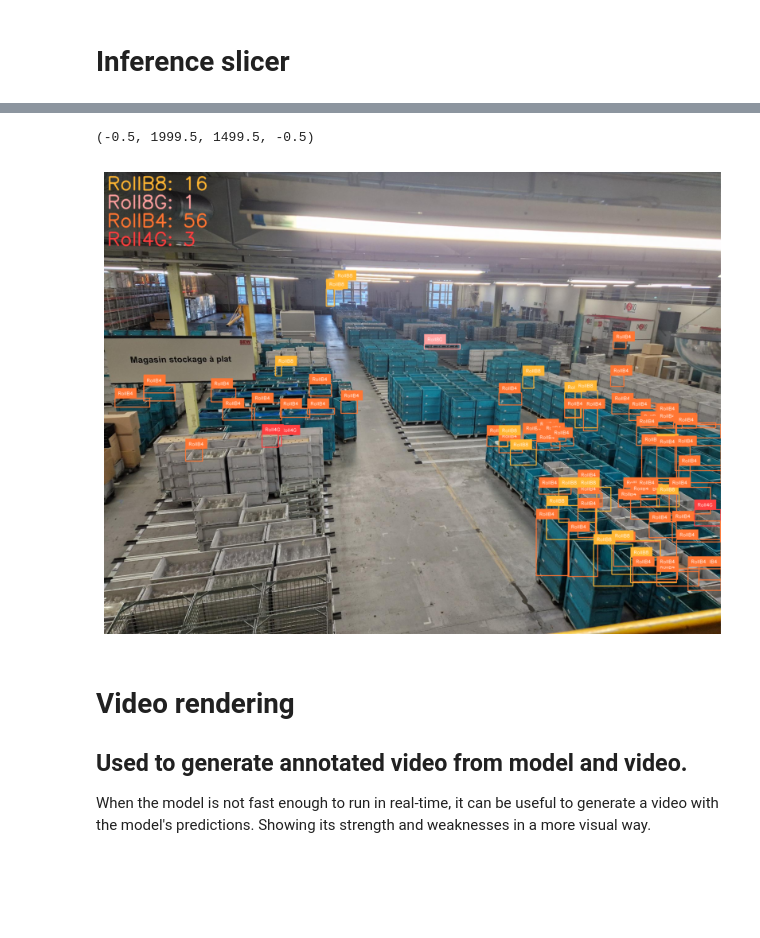
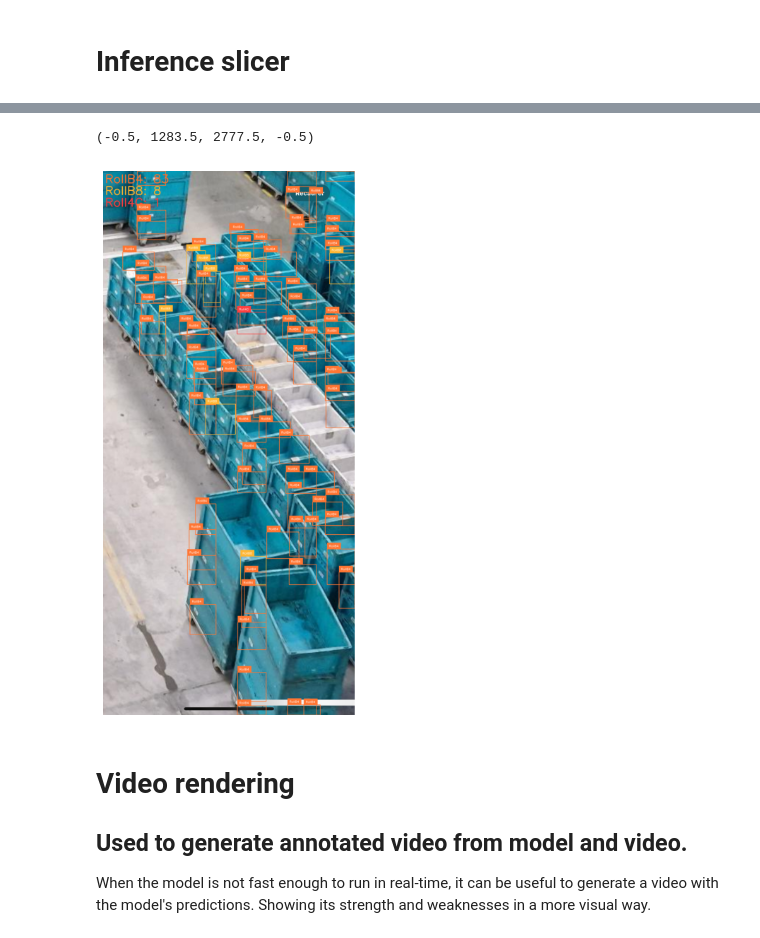
Before and after one commit to Times0/sew, a Jupyter notebook: YOLO_TOP/training_ultralytics_rolls.ipynb, the cells around one changed output, grey strips where cells are left out. Saved outputs shown, nothing was run; the diff lists cells and outputs as text; code cells hidden in the pictures; blank space fills up the shorter version.

```diff
--- a/YOLO_TOP/training_ultralytics_rolls.ipynb
+++ b/YOLO_TOP/training_ultralytics_rolls.ipynb
@@ -266,27 +266,27 @@ plt.show()
 # %%
 # with slicer
 def callback(image_slice: np.ndarray) -> sv.Detections:
     result = model.predict(image_slice, verbose=False)[0]
     return sv.Detections.from_ultralytics(result)
 
 
-image = cv2.imread("../data/good_highground_images/1000017733.jpg")
+image = cv2.imread("../data/good_highground_images/zaid.jpg")
 
 bounding_box_annotator = MyAnnotator()
 label_annotator = sv.LabelAnnotator()
 slicer = sv.InferenceSlicer(callback=callback)
 detections = slicer(image)
 
 annotated_image = bounding_box_annotator.annotate(scene=image, detections=detections)
 annotated_image = label_annotator.annotate(scene=annotated_image, detections=detections)
 
 # Display the annotated image
 plt.figure(figsize=(10, 10))
 plt.imshow(cv2.cvtColor(annotated_image, cv2.COLOR_BGR2RGB))
 plt.axis("off")
 # %% [output]
-(-0.5, 1999.5, 1499.5, -0.5)
+(-0.5, 1283.5, 2777.5, -0.5)
-[figure, old version]
+[figure, new version]
 # %% [markdown]
 # Video rendering
 
```
Also changed, not shown: parts of 1 cell of this notebook, 2 other files.
